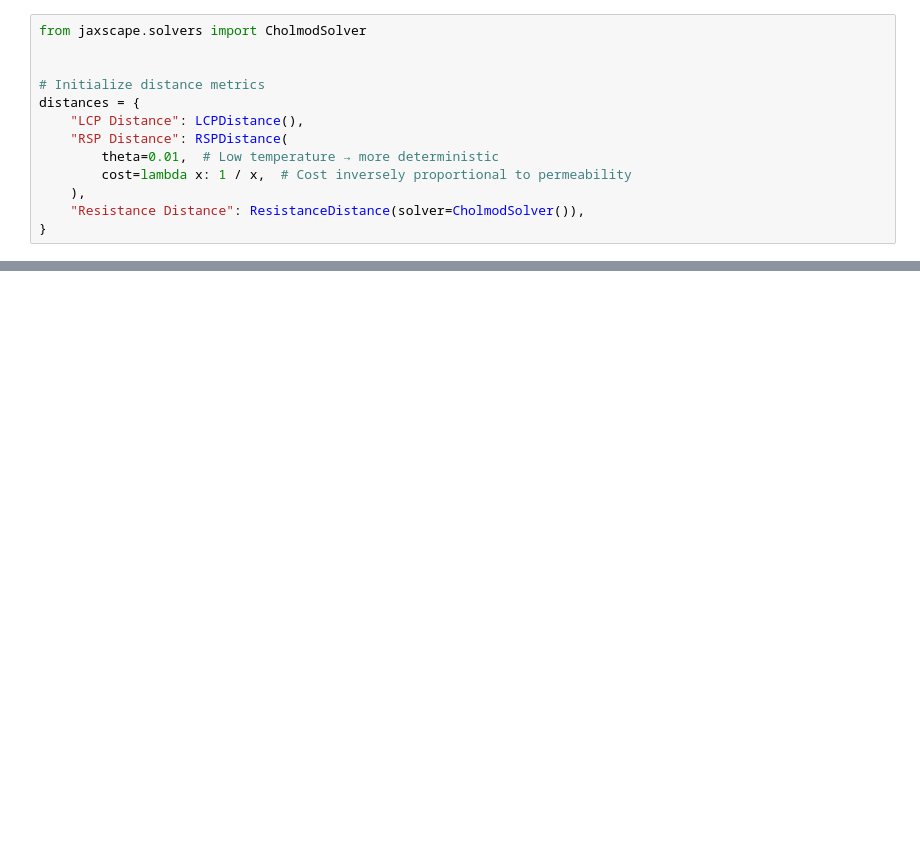
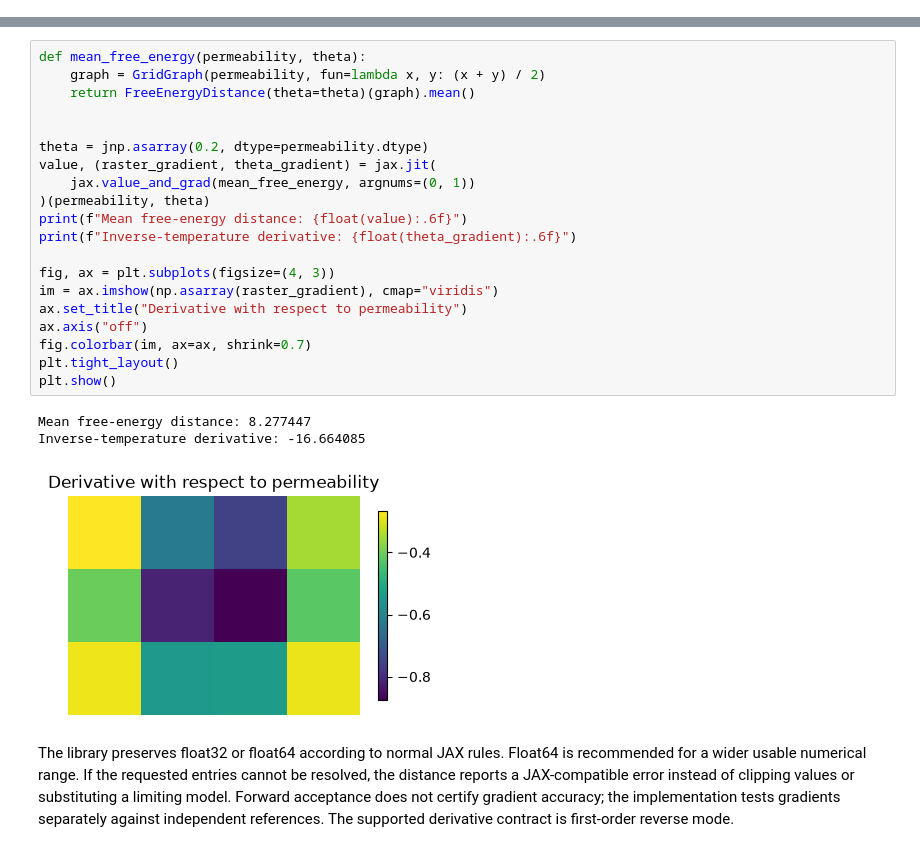
Before and after one commit to vboussange/jaxscape, a Jupyter notebook: docs/examples/distance_calculation/distance_calculation.ipynb, the cells around one changed output, grey strips where cells are left out. Drawn from its saved outputs; the diff is of its cells as text; blank space fills up the shorter version.

```diff
--- a/docs/examples/distance_calculation/distance_calculation.ipynb
+++ b/docs/examples/distance_calculation/distance_calculation.ipynb
@@ -84,13 +18,0 @@ JAXScape currently offers three distance metrics:
-# %%
-from jaxscape.solvers import CholmodSolver
-
-
-# Initialize distance metrics
-distances = {
-    "LCP Distance": LCPDistance(),
-    "RSP Distance": RSPDistance(
-        theta=0.01,  # Low temperature → more deterministic
-        cost=lambda x: 1 / x,  # Cost inversely proportional to permeability
-    ),
-    "Resistance Distance": ResistanceDistance(solver=CholmodSolver()),
-}
@@ -182,0 +126,32 @@ You've learned JAXScape's core workflow: constructing grid graphs from rasters,
+# %%
+def mean_free_energy(permeability, theta):
+    graph = GridGraph(permeability, fun=lambda x, y: (x + y) / 2)
+    return FreeEnergyDistance(theta=theta)(graph).mean()
+
+
+theta = jnp.asarray(0.2, dtype=permeability.dtype)
+value, (raster_gradient, theta_gradient) = jax.jit(
+    jax.value_and_grad(mean_free_energy, argnums=(0, 1))
+)(permeability, theta)
+print(f"Mean free-energy distance: {float(value):.6f}")
+print(f"Inverse-temperature derivative: {float(theta_gradient):.6f}")
+
+fig, ax = plt.subplots(figsize=(4, 3))
+im = ax.imshow(np.asarray(raster_gradient), cmap="viridis")
+ax.set_title("Derivative with respect to permeability")
+ax.axis("off")
+fig.colorbar(im, ax=ax, shrink=0.7)
+plt.tight_layout()
+plt.show()
+# %% [output]
+Mean free-energy distance: 8.277447
+Inverse-temperature derivative: -16.664085
+[figure, added]
+# %% [markdown]
+The library preserves float32 or float64 according to normal JAX rules. Float64
+is recommended for a wider usable numerical range. If the requested entries
+cannot be resolved, the distance reports a JAX-compatible error instead of
+clipping values or substituting a limiting model. Forward acceptance does not
+certify gradient accuracy; the implementation tests gradients separately
+against independent references. The supported derivative contract is
+first-order reverse mode.
```
Also changed, not shown: parts of 28 cells of this notebook, 6 other files.
